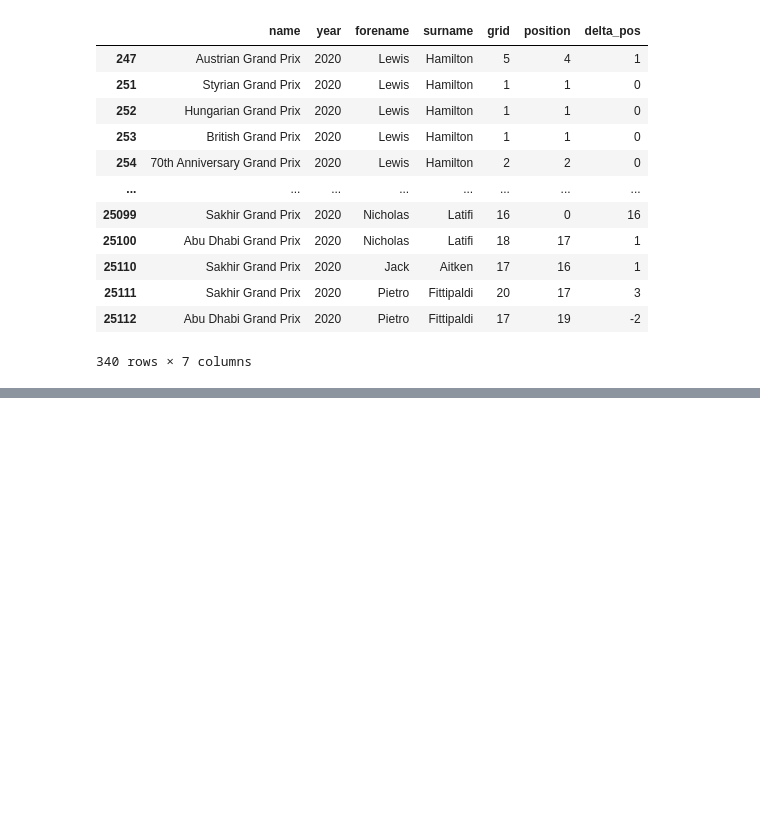
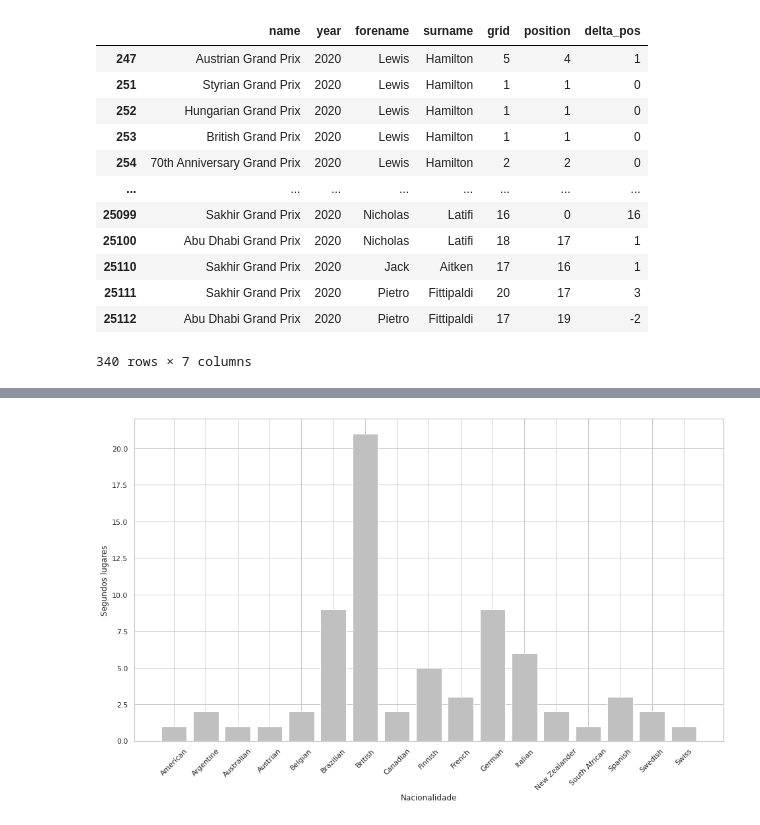
Before and after one commit to mateusquaresma/2021.3-big-019, a Jupyter notebook: notebooks/Formula-1.ipynb, the cells around one changed output, grey strips where cells are left out. Cells and saved outputs as stored; diff of their text form; code cells hidden in the pictures; blank space fills up the shorter version.

```diff
--- a/notebooks/Formula-1.ipynb
+++ b/notebooks/Formula-1.ipynb
@@ -69,0 +183,12 @@ rrd_2020[["name", "year", "forename", "surname", "grid", "position", "delta_pos"
+# %%
+labels = second_places_by_nationality.index
+height = second_places_by_nationality["year"]
+
+plt.figure(figsize=(16, 9))
+plt.bar(labels, height, color = silver)
+plt.ylabel("Segundos lugares")
+plt.xlabel("Nacionalidade")
+plt.xticks(rotation=45)
+plt.show()
+# %% [output]
+[figure, added]
```
Also changed, not shown: parts of 39 cells of this notebook, 2 other files.
